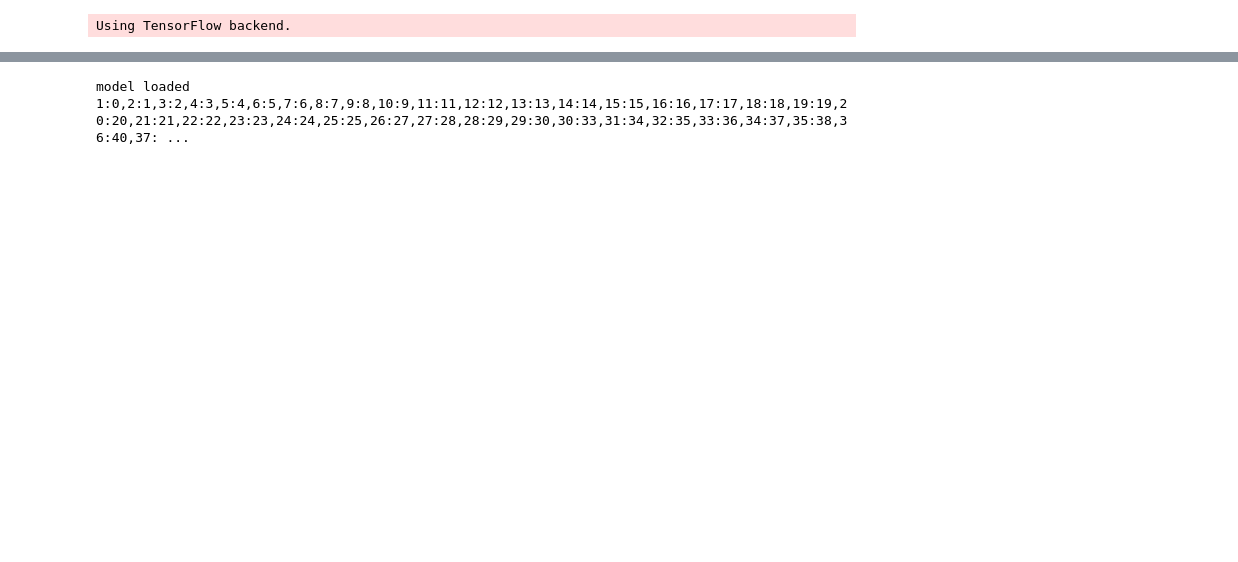
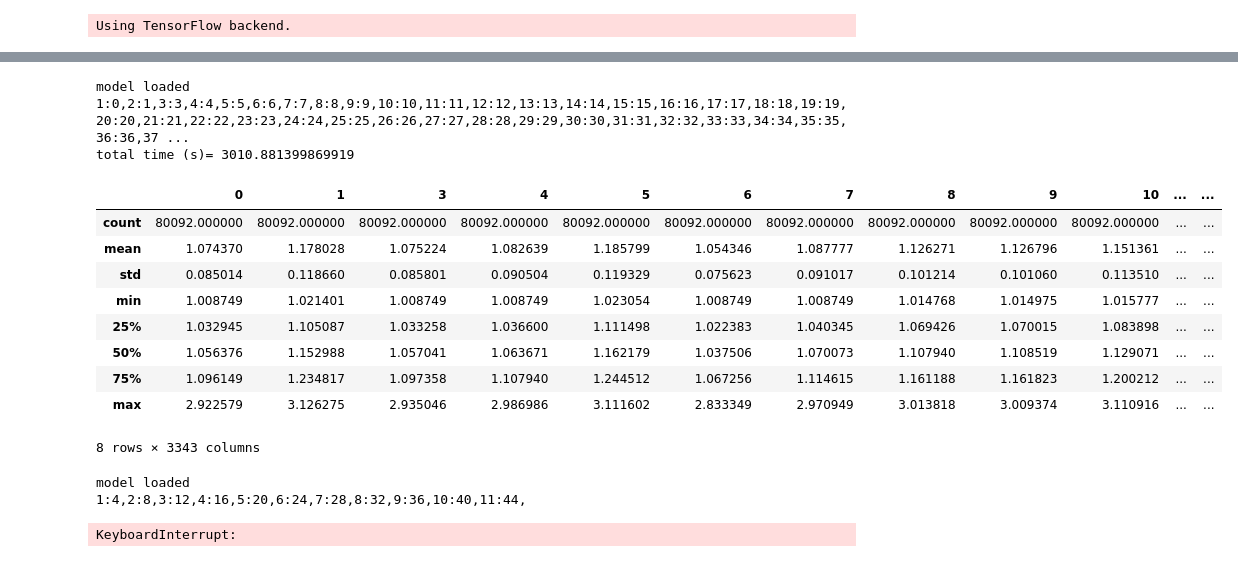
Before and after one commit to gaurav0804/Recommendation-Engine, a Jupyter notebook: RecEngNN.ipynb, the cells around one changed output, grey strips where cells are left out. Drawn from its saved outputs; the diff is of its cells as text; code cells hidden in the pictures; blank space fills up the shorter version.

```diff
--- a/RecEngNN.ipynb
+++ b/RecEngNN.ipynb
@@ -28,7 +28,7 @@ class read_train_model():
         self.n_posts=0
 
     def read_data(self):
-        self.df_in = pd.read_csv(self.data_path,sep='|')
+        self.df_in = pd.read_csv(self.data_path)
         self.df_in.loc[self.df_in.Likes>0,'Likes']=1
         self.df_in.loc[self.df_in.Comments>0,'Comments']=1
         self.df_in.loc[self.df_in.Shares>0,'Shares']=1
@@ -49,7 +49,7 @@ class read_train_model():
 
 
     def user_post_ids(self):
-        dff = pd.read_csv(self.data_path,sep="|")
+        dff = pd.read_csv(self.data_path)
         dff.loc[dff.Likes>0,'Likes']=1
         dff.loc[dff.Comments>0,'Comments']=1
         dff.loc[dff.Shares>0,'Shares']=1
@@ -144,7 +144,7 @@ class read_train_model():
         final_data_sorted = data.groupby(["user_id"]).apply(lambda x: x.sort_values(["estimation"], ascending = False)).reset_index(drop=True)
         return final_data_sorted
 # %%
-rec_model=read_train_model('/home/gaurav/Desktop/RecEng/ML-DataSet/Wall_Activity_User_Post.csv')
+rec_model=read_train_model('/home/gaurav/Desktop/RecEng/Wall_Activity_User_Post.csv')
 rec_model.read_data()
 rec_model.define_model()
 rec_model.train_model()
@@ -176,6 +176,40 @@ for pid in posts:
     final_df[pid]=est
     print(str(i)+':'+str(pid),end=',')
     i+=1
-# %% [output]
-model loaded
-1:0,2:1,3:2,4:3,5:4,6:5,7:6,8:7,9:8,10:9,11:11,12:12,13:13,14:14,15:15,16:16,17:17,18:18,19:19,20:20,21:21,22:22,23:23,24:24,25:25,26:27,27:28,28:29,29:30,30:33,31:34,32:35,33:36,34:37,35:38,36:40,37: ...
+# %%
+import time
+posts=rec_model.df_in['PostId'].unique()
+users=rec_model.df_in['UserId'].unique()
+final_df=pd.DataFrame(index=users)
+model=rec_model.get_model()
+
+
+i=1
+start = time.time()
+for pid in posts:
+    rec_posts_uid=[]
+    post=np.full(shape=len(users),fill_value=pid)
+    est=model.predict([users,post])
+    final_df[pid]=est
+    print(str(i)+':'+str(pid),end=',')
+    i+=1
+print("Complete")
+end = time.time()
+print('total time (s)= ' + str(end-start))
+# %% [output]
+model loaded
+1:0,2:1,3:3,4:4,5:5,6:6,7:7,8:8,9:9,10:10,11:11,12:12,13:13,14:14,15:15,16:16,17:17,18:18,19:19,20:20,21:21,22:22,23:23,24:24,25:25,26:26,27:27,28:28,29:29,30:30,31:31,32:32,33:33,34:34,35:35,36:36,37 ...
+total time (s)= 3010.881399869919
+# %%
+final_df.describe()
+# %% [output]
+|  | 0 | 1 | 3 | 4 | 5 | 6 | 7 | 8 | 9 | 10 | ... | ... |
+| count | 80092.000000 | 80092.000000 | 80092.000000 | 80092.000000 | 80092.000000 | 80092.000000 | 80092.000000 | 80092.000000 | 80092.000000 | 80092.000000 | ... | ... |
+| mean | 1.074370 | 1.178028 | 1.075224 | 1.082639 | 1.185799 | 1.054346 | 1.087777 | 1.126271 | 1.126796 | 1.151361 | ... | ... |
+| std | 0.085014 | 0.118660 | 0.085801 | 0.090504 | 0.119329 | 0.075623 | 0.091017 | 0.101214 | 0.101060 | 0.113510 | ... | ... |
+| min | 1.008749 | 1.021401 | 1.008749 | 1.008749 | 1.023054 | 1.008749 | 1.008749 | 1.014768 | 1.014975 | 1.015777 | ... | ... |
+| 25% | 1.032945 | 1.105087 | 1.033258 | 1.036600 | 1.111498 | 1.022383 | 1.040345 | 1.069426 | 1.070015 | 1.083898 | ... | ... |
+| 50% | 1.056376 | 1.152988 | 1.057041 | 1.063671 | 1.162179 | 1.037506 | 1.070073 | 1.107940 | 1.108519 | 1.129071 | ... | ... |
+| 75% | 1.096149 | 1.234817 | 1.097358 | 1.107940 | 1.244512 | 1.067256 | 1.114615 | 1.161188 | 1.161823 | 1.200212 | ... | ... |
+| max | 2.922579 | 3.126275 | 2.935046 | 2.986986 | 3.111602 | 2.833349 | 2.970949 | 3.013818 | 3.009374 | 3.110916 | ... | ... |
+8 rows × 3343 columns
@@ -182,3 +218,31 @@ model loaded
+# %%
+posts=rec_model.df_in['PostId'].unique()
+users=rec_model.df_in['UserId'].unique()
+final_df=pd.DataFrame(index=users)
+model=rec_model.get_model()
+splits=len(posts)//4+1
+posts_split_array=np.array_split(posts,splits)
+
+
+i=1
+start = time.time()
+for splits in posts_split_array:
+    posts_array=np.empty([0,1])
+    for pid in splits:
+        rec_posts_uid=[]
+        post_one_user=np.full(shape=len(users),fill_value=pid)
+        posts_array=np.append(posts_array,post_one_user)
+    est=model.predict([users,posts_array])
+    final_df[pid]=est
+    print(str(i)+':'+str(pid),end=',')
+    i+=1
+print("Complete")
+end = time.time()
+print('total time (s)= ' + str(end-start))
+# %% [output]
+model loaded
+1:4,2:8,3:12,4:16,5:20,6:24,7:28,8:32,9:36,10:40,11:44,
+KeyboardInterrupt:
 # %%
 final_df
 # %% [output]
```
Also changed, not shown: parts of 10 cells of this notebook.
